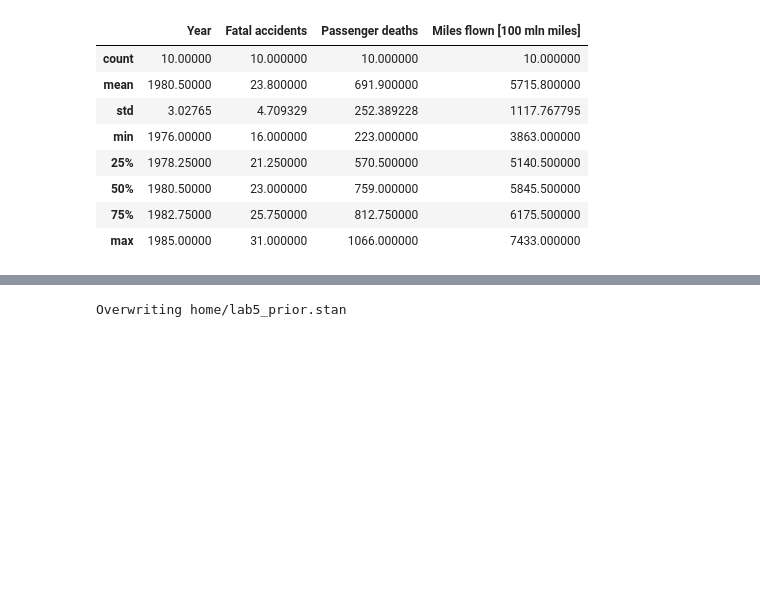
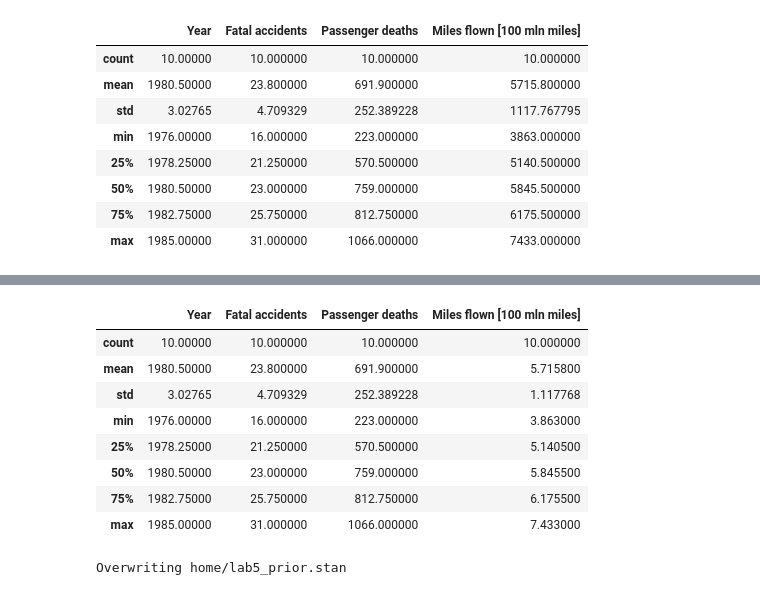
Before and after one commit to andrzejjnk/DataAnalytics2024, a Jupyter notebook: lab5.ipynb, the cells around one changed output, grey strips where cells are left out. Cells and saved outputs as stored; diff of their text form; code cells hidden in the pictures; blank space fills up the shorter version.

```diff
--- a/lab5.ipynb
+++ b/lab5.ipynb
@@ -36,3 +47,15 @@ data.describe()
+# %%
+data.describe()
+# %% [output]
+|  | Year | Fatal accidents | Passenger deaths | Miles flown [100 mln miles] |
+| count | 10.00000 | 10.000000 | 10.000000 | 10.000000 |
+| mean | 1980.50000 | 23.800000 | 691.900000 | 5.715800 |
+| std | 3.02765 | 4.709329 | 252.389228 | 1.117768 |
+| min | 1976.00000 | 16.000000 | 223.000000 | 3.863000 |
+| 25% | 1978.25000 | 21.250000 | 570.500000 | 5.140500 |
+| 50% | 1980.50000 | 23.000000 | 759.000000 | 5.845500 |
+| 75% | 1982.75000 | 25.750000 | 812.750000 | 6.175500 |
+| max | 1985.00000 | 31.000000 | 1066.000000 | 7.433000 |
 # %%
 %%writefile home/lab5_prior.stan
 generated quantities {
```
Also changed, not shown: parts of 12 cells of this notebook.
